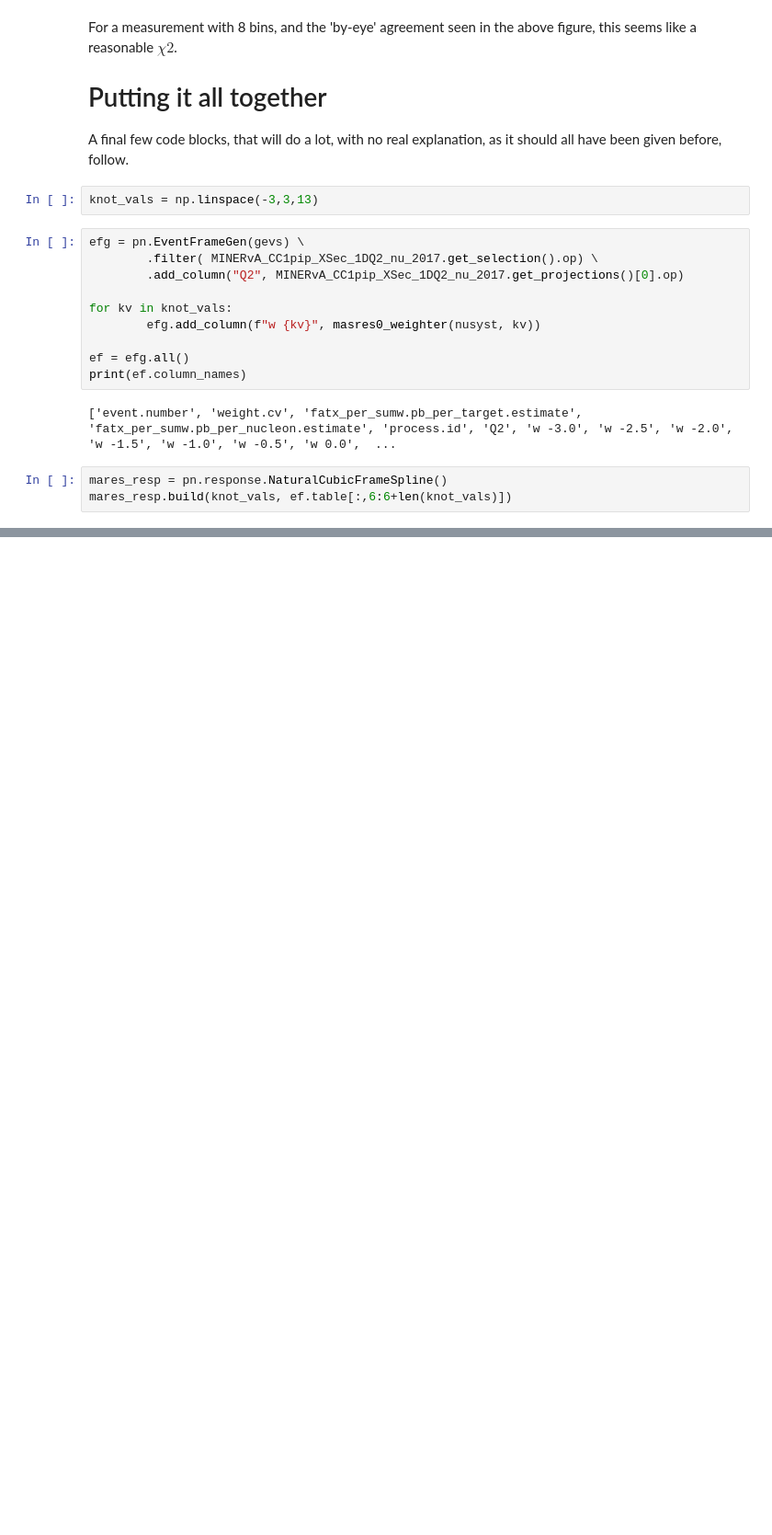
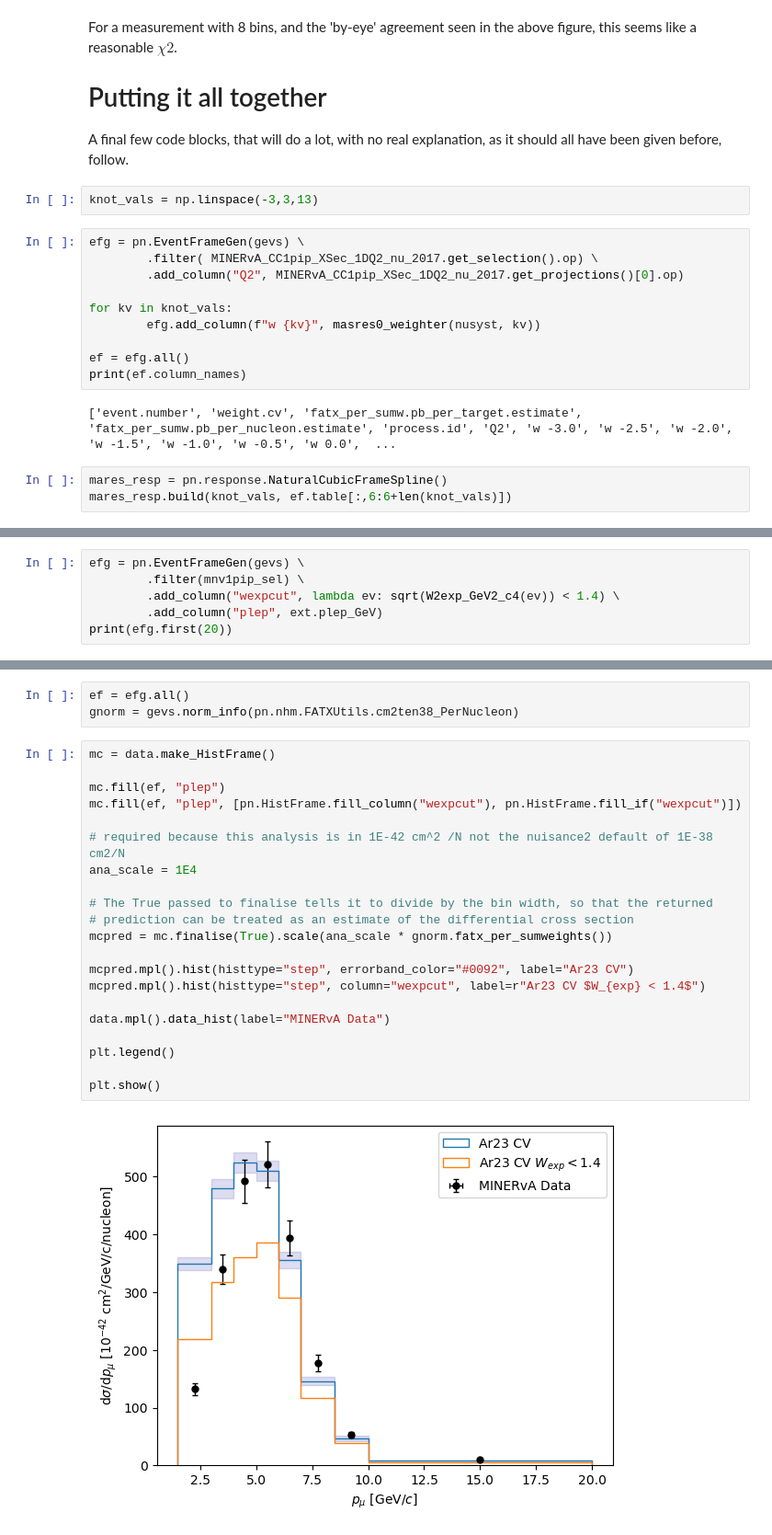
Before and after one commit to NUISANCEMC/notebooks, a Jupyter notebook: NUISANCE3TutorialDec24.ipynb, the cells around one changed output, grey strips where cells are left out. Shown at 92% size. Drawn from its saved outputs; the diff is of its cells as text; blank space fills up the shorter version.

```diff
--- a/NUISANCE3TutorialDec24.ipynb
+++ b/NUISANCE3TutorialDec24.ipynb
@@ -991,0 +1184,6 @@ plt.show()
+# %%
+efg = pn.EventFrameGen(gevs) \
+        .filter(mnv1pip_sel) \
+        .add_column("wexpcut", lambda ev: sqrt(W2exp_GeV2_c4(ev)) < 1.4) \
+        .add_column("plep", ext.plep_GeV)
+print(efg.first(20))
@@ -991,0 +1208,26 @@ plt.show()
+# %%
+ef = efg.all()
+gnorm = gevs.norm_info(pn.nhm.FATXUtils.cm2ten38_PerNucleon)
+# %%
+mc = data.make_HistFrame()
+
+mc.fill(ef, "plep")
+mc.fill(ef, "plep", [pn.HistFrame.fill_column("wexpcut"), pn.HistFrame.fill_if("wexpcut")])
+
+# required because this analysis is in 1E-42 cm^2 /N not the nuisance2 default of 1E-38 cm2/N
+ana_scale = 1E4
+
+# The True passed to finalise tells it to divide by the bin width, so that the returned
+# prediction can be treated as an estimate of the differential cross section
+mcpred = mc.finalise(True).scale(ana_scale * gnorm.fatx_per_sumweights())
+
+mcpred.mpl().hist(histtype="step", errorband_color="#0092", label="Ar23 CV")
+mcpred.mpl().hist(histtype="step", column="wexpcut", label=r"Ar23 CV $W_{exp} < 1.4$")
+
+data.mpl().data_hist(label="MINERvA Data")
+
+plt.legend()
+
+plt.show()
+# %% [output]
+[figure, added]
```
Also changed, not shown: parts of 22 cells of this notebook.
